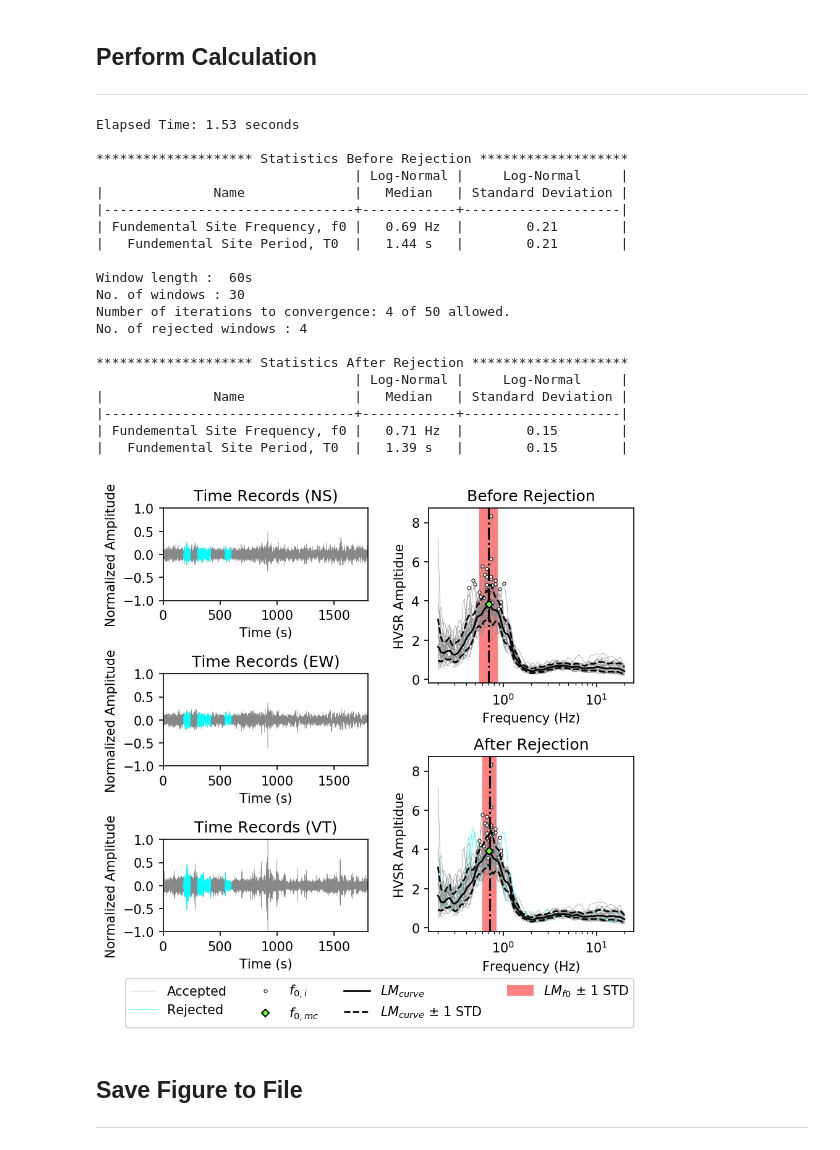
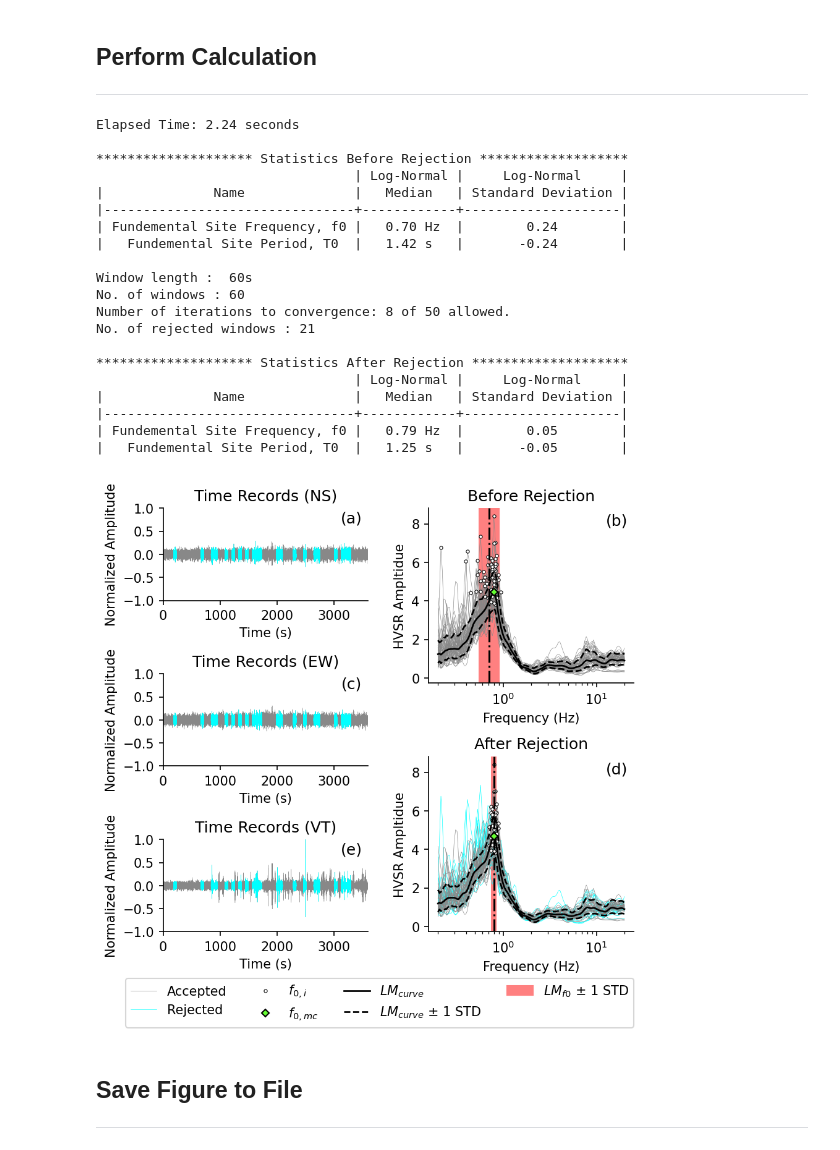
Before and after one commit to jpvantassel/hvsrpy, a Jupyter notebook: examples/simple_hvsrpy_interface.ipynb, the cells around one changed output. Cells and saved outputs as stored; diff of their text form; code cells hidden in the pictures.

```diff
--- a/examples/simple_hvsrpy_interface.ipynb
+++ b/examples/simple_hvsrpy_interface.ipynb
@@ -64,10 +64,10 @@ import time
 ---
 # %%
 # Input file name (may be a relative or full path).
-file_name = "UT.STN11.A2_C50.miniseed"
+# file_name = "UT.STN11.A2_C50.miniseed"
 # file_name = "UT.STN11.A2_C150.miniseed"
 # file_name = "UT.STN12.A2_C50.miniseed"
-# file_name = "UT.STN12.A2_C150.miniseed"
+file_name = "UT.STN12.A2_C150.miniseed"
 
 # Window length in seconds. In general low frequency peaks require longer window lengths.
 # See the SESAME guidelines for specific window length recommendations.
@@ -135,7 +135,7 @@ if rejection_bool:
     ax3 = fig.add_subplot(gs[0:3, 3:6])
     ax4 = fig.add_subplot(gs[3:6, 3:6])
 else:
-    ax3 = fig.add_subplot(gs[1:4, 3:6])
+    ax3 = fig.add_subplot(gs[0:3, 3:6])
     ax4 = False
 
 start = time.time()
@@ -227,48 +227,59 @@ for ax, title in zip([ax3, ax4], ["Before Rejection", "After Rejection"]):
         print(f"*{'*'*n_spaces} Statistics{'*'*n_spaces}")
         hv.print_stats(distribution_f0)
         print()
-        fig.legend(loc="upper center", bbox_to_anchor=(0.75, 0.3))
+        fig.legend(loc="upper center", bbox_to_anchor=(0.77, 0.4))
         break
     ax.set_title(title)
 
 norm_factor = sensor.normalization_factor
 for ax, timerecord, name in zip([ax0,ax1,ax2], [sensor.ns, sensor.ew, sensor.vt], ["NS", "EW", "VT"]):
     ctime = timerecord.time
     amp = timerecord.amp/norm_factor
     ax.plot(ctime.T, amp.T, linewidth=0.2, color='#888888')
     ax.set_title(f"Time Records ({name})")
     ax.set_yticks([-1, -0.5, 0, 0.5, 1])
     ax.set_xlim(0, windowlength*timerecord.n_windows)
     ax.set_ylim(-1, 1)
     ax.set_xlabel('Time (s)')
     ax.set_ylabel('Normalized Amplitude')
     for window_index in hv.rejected_window_indices:
         ax.plot(ctime[window_index], amp[window_index], linewidth=0.2, color="cyan")
 
+if rejection_bool:
+    axs = [ax0, ax3, ax1, ax4, ax2]
+else:
+    axs = [ax0, ax3, ax1, ax2]
+
+for ax, letter in zip(axs, list("abcde")):
+    ax.text(0.97, 0.97, f"({letter})", ha="right", va="top", transform=ax.transAxes, fontsize=12)
+    for spine in ["top", "right"]:
+        ax.spines[spine].set_visible(False)
+
+
 fig.tight_layout(h_pad=1, w_pad=2, rect=(0,0.08,1,1))
 plt.show()
 # %% [output]
-Elapsed Time: 1.53 seconds
+Elapsed Time: 2.24 seconds
 
 ******************** Statistics Before Rejection *******************
                                  | Log-Normal |     Log-Normal     |
 |              Name              |   Median   | Standard Deviation |
 |--------------------------------+------------+--------------------|
-| Fundemental Site Frequency, f0 |   0.69 Hz  |        0.21        |
-|   Fundemental Site Period, T0  |   1.44 s   |        0.21        |
+| Fundemental Site Frequency, f0 |   0.70 Hz  |        0.24        |
+|   Fundemental Site Period, T0  |   1.42 s   |       -0.24        |
 
 Window length :  60s
-No. of windows : 30
-Number of iterations to convergence: 4 of 50 allowed.
-No. of rejected windows : 4
+No. of windows : 60
+Number of iterations to convergence: 8 of 50 allowed.
+No. of rejected windows : 21
 
 ******************** Statistics After Rejection ********************
                                  | Log-Normal |     Log-Normal     |
 |              Name              |   Median   | Standard Deviation |
 |--------------------------------+------------+--------------------|
-| Fundemental Site Frequency, f0 |   0.71 Hz  |        0.15        |
-|   Fundemental Site Period, T0  |   1.39 s   |        0.15        |
+| Fundemental Site Frequency, f0 |   0.79 Hz  |        0.05        |
+|   Fundemental Site Period, T0  |   1.25 s   |       -0.05        |
-[figure, old version]
+[figure, new version]
 # %% [markdown]
 ## Save Figure to File
 ---
```
Also changed, not shown: 1 other file.
